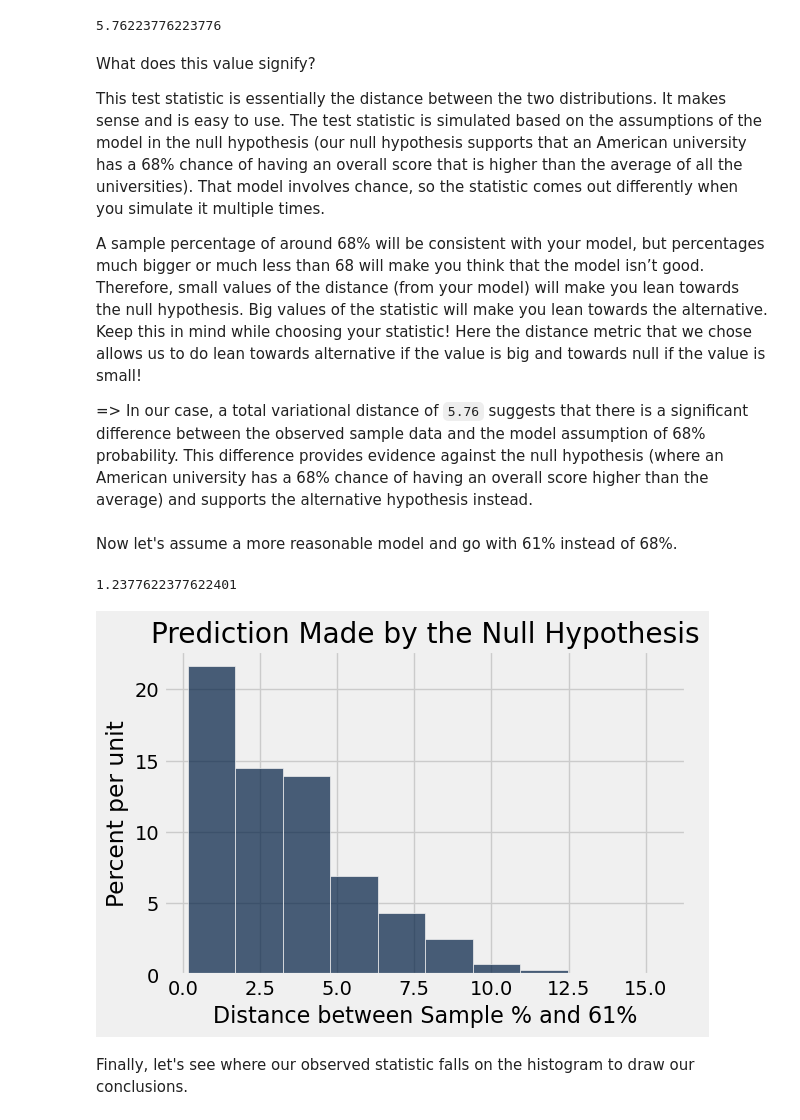
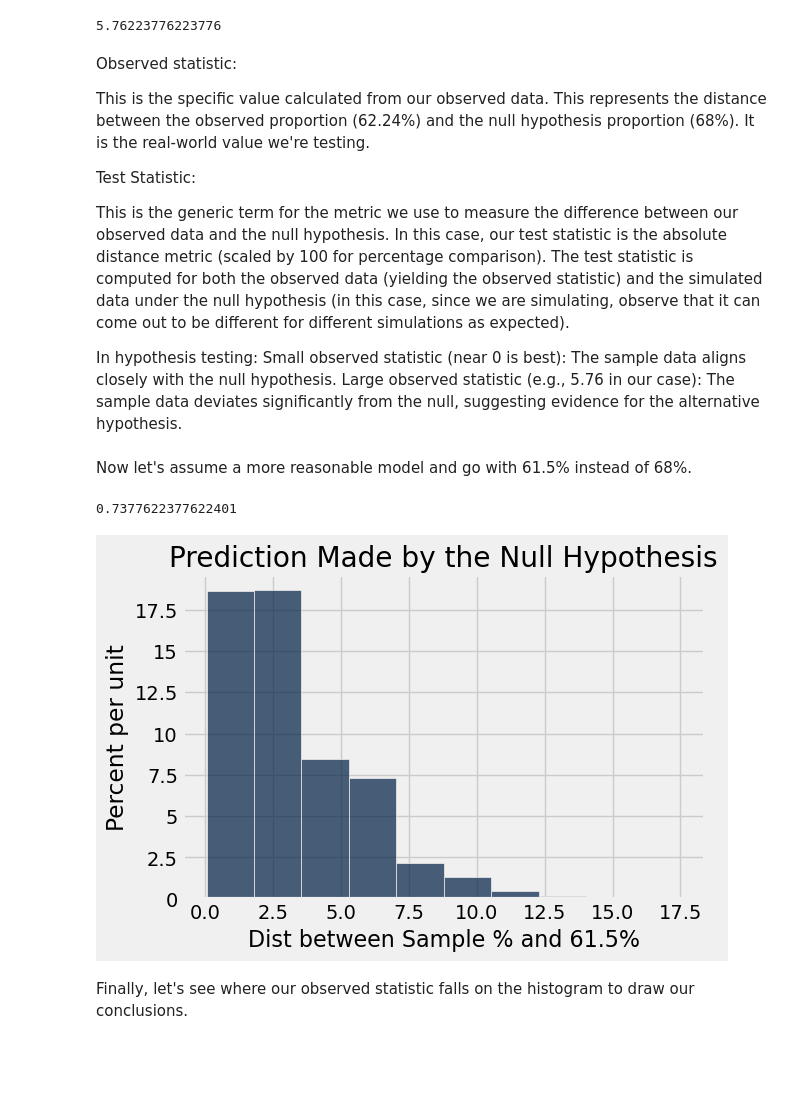
Before and after one commit to ucsb-ds/cmpsc5a-llm-fall24-students, a Jupyter notebook: lectures/Notebook-7.ipynb, the cells around one changed output. Cells and saved outputs as stored; diff of their text form; code cells hidden in the pictures; blank space fills up the shorter version.

```diff
--- a/lectures/Notebook-7.ipynb
+++ b/lectures/Notebook-7.ipynb
@@ -258,43 +276,47 @@ observed_statistic
 # %% [output]
 5.76223776223776
 # %% [markdown]
-What does this value signify?
+Observed statistic:
 
-This test statistic is essentially the distance between the two distributions. It makes sense and is easy to use. The test statistic is simulated based on the assumptions of the model in the null hypothesis (our null hypothesis supports that an American university has a 68% chance of having an overall score that is higher than the average of all the universities). That model involves chance, so the statistic comes out differently when you simulate it multiple times.
+This is the specific value calculated from our observed data. This represents the distance between the observed proportion (62.24%) and the null hypothesis proportion (68%). It is the real-world value we're testing.
 
-A sample percentage of around 68% will be consistent with your model, but percentages much bigger or much less than 68 will make you think that the model isn’t good. Therefore, small values of the distance (from your model) will make you lean towards the null hypothesis. Big values of the statistic will make you lean towards the alternative. Keep this in mind while choosing your statistic! Here the distance metric that we chose allows us to do lean towards alternative if the value is big and towards null if the value is small!
+Test Statistic:
 
-=> In our case, a total variational distance of `5.76` suggests that there is a significant difference between the observed sample data and the model assumption of 68% probability. This difference provides evidence against the null hypothesis (where an American university has a 68% chance of having an overall score higher than the average) and supports the alternative hypothesis instead.
+This is the generic term for the metric we use to measure the difference between our observed data and the null hypothesis. In this case, our test statistic is the absolute distance metric (scaled by 100 for percentage comparison). The test statistic is computed for both the observed data (yielding the observed statistic) and the simulated data under the null hypothesis (in this case, since we are simulating, observe that it can come out to be different for different simulations as expected).
+
+In hypothesis testing:
+Small observed statistic (near 0 is best): The sample data aligns closely with the null hypothesis.
+Large observed statistic (e.g., 5.76 in our case): The sample data deviates significantly from the null, suggesting evidence for the alternative hypothesis.
 # %% [markdown]
-Now let's assume a more reasonable model and go with 61% instead of 68%.
+Now let's assume a more reasonable model and go with 61.5% instead of 68%.
 # %%
-observed_statistic = abs (100 * (89 / 143) - 61)
+observed_statistic = abs (100 * (89 / 143) - 61.5)
 observed_statistic
 # %% [output]
-1.2377622377622401
+0.7377622377622401
 # %%
-model_proportions = make_array(0.61, 0.39)
+model_proportions = make_array(0.615, 0.385)
 model_proportions_pos = model_proportions.item(0)
 sample_size = 143
 
 def one_simulated_distance():
     sample_proportion_pos = sample_proportions(143, model_proportions).item(0)
     return 100 * abs(sample_proportion_pos - model_proportions_pos)
 
 repetitions = 10000
 distances = make_array()
 
 for i in np.arange(repetitions):
     distances = np.append(distances, one_simulated_distance())
 
 
 # This is the histogram of the distribution of the test statistic predicted by the null hypothesis.
 Table().with_column(
-    'Distance between Sample % and 61%', distances
+    'Dist between Sample % and 61.5%', distances
 ).hist() # rmember that hist by default will bin it into 10 intervals
 plots.title('Prediction Made by the Null Hypothesis');
 # %% [output]
-[figure, old version]
+[figure, new version]
 # %% [markdown]
 Finally, let's see where our observed statistic falls on the histogram to draw our conclusions.
 # %%
```
Also changed, not shown: parts of 15 cells of this notebook.
